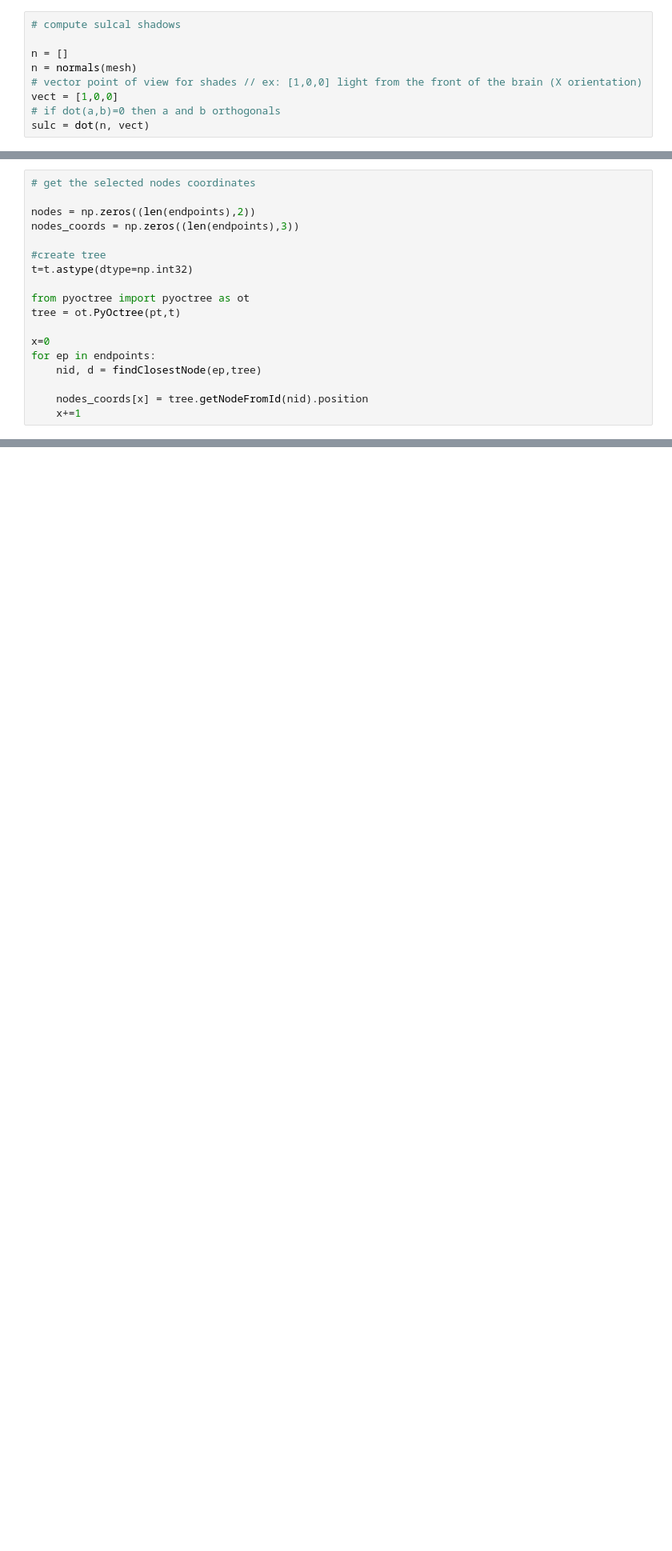
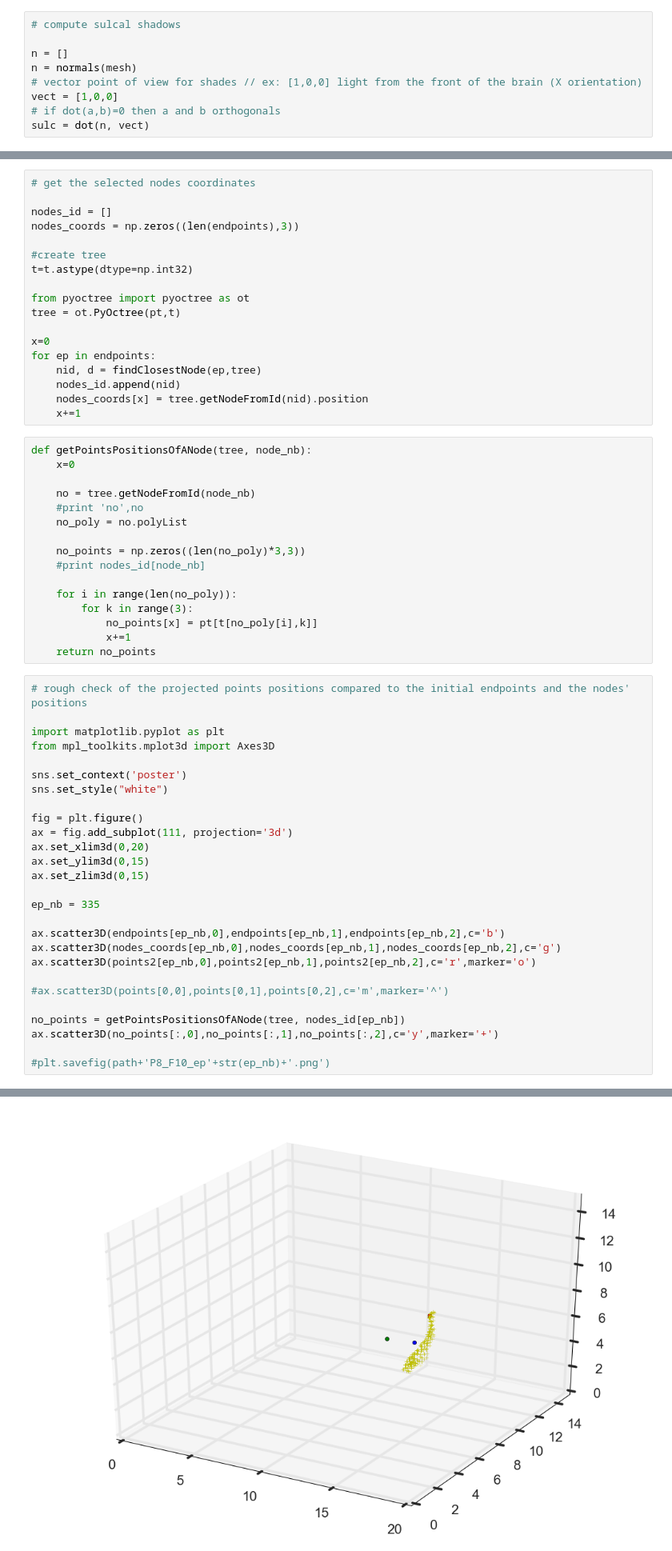
Before and after one commit to celinede/scripts4DWI_dipy_brainhack, a Jupyter notebook: findClosestPoint.ipynb, the cells around one changed output, grey strips where cells are left out. Shown at 80% size. Saved outputs shown, nothing was run; the diff lists cells and outputs as text; blank space fills up the shorter version.

```diff
--- a/findClosestPoint.ipynb
+++ b/findClosestPoint.ipynb
@@ -320,7 +322,7 @@ tree.getOctreeRep()
 # %%
 # get the selected nodes coordinates
 
-nodes = np.zeros((len(endpoints),2))
+nodes_id = []
 nodes_coords = np.zeros((len(endpoints),3))
 
 #create tree
@@ -332,6 +334,50 @@ tree = ot.PyOctree(pt,t)
 x=0
 for ep in endpoints:
     nid, d = findClosestNode(ep,tree)
-
+    nodes_id.append(nid)
     nodes_coords[x] = tree.getNodeFromId(nid).position
     x+=1
+# %%
+def getPointsPositionsOfANode(tree, node_nb):
+    x=0
+
+    no = tree.getNodeFromId(node_nb)
+    #print 'no',no
+    no_poly = no.polyList
+
+    no_points = np.zeros((len(no_poly)*3,3))
+    #print nodes_id[node_nb]
+
+    for i in range(len(no_poly)):
+        for k in range(3):
+            no_points[x] = pt[t[no_poly[i],k]]
+            x+=1
+    return no_points
+# %%
+# rough check of the projected points positions compared to the initial endpoints and the nodes' positions
+
+import matplotlib.pyplot as plt
+from mpl_toolkits.mplot3d import Axes3D
+
+sns.set_context('poster')
+sns.set_style("white")
+
+fig = plt.figure()
+ax = fig.add_subplot(111, projection='3d')
+ax.set_xlim3d(0,20)
+ax.set_ylim3d(0,15)
+ax.set_zlim3d(0,15)
+
+ep_nb = 335
+
+ax.scatter3D(endpoints[ep_nb,0],endpoints[ep_nb,1],endpoints[ep_nb,2],c='b')
+ax.scatter3D(nodes_coords[ep_nb,0],nodes_coords[ep_nb,1],nodes_coords[ep_nb,2],c='g')
+ax.scatter3D(points2[ep_nb,0],points2[ep_nb,1],points2[ep_nb,2],c='r',marker='o')
+
+#ax.scatter3D(points[0,0],points[0,1],points[0,2],c='m',marker='^')
+
+no_points = getPointsPositionsOfANode(tree, nodes_id[ep_nb])
+ax.scatter3D(no_points[:,0],no_points[:,1],no_points[:,2],c='y',marker='+')
+
+#plt.savefig(path+'P8_F10_ep'+str(ep_nb)+'.png')
+# %% [output]
@@ -338,3 +385,4 @@ for ep in endpoints:
+[figure, added]
 # %%
 # rough check of the projected points positions compared to the initial endpoints and the nodes' positions
 
```
Also changed, not shown: parts of 13 cells of this notebook.
